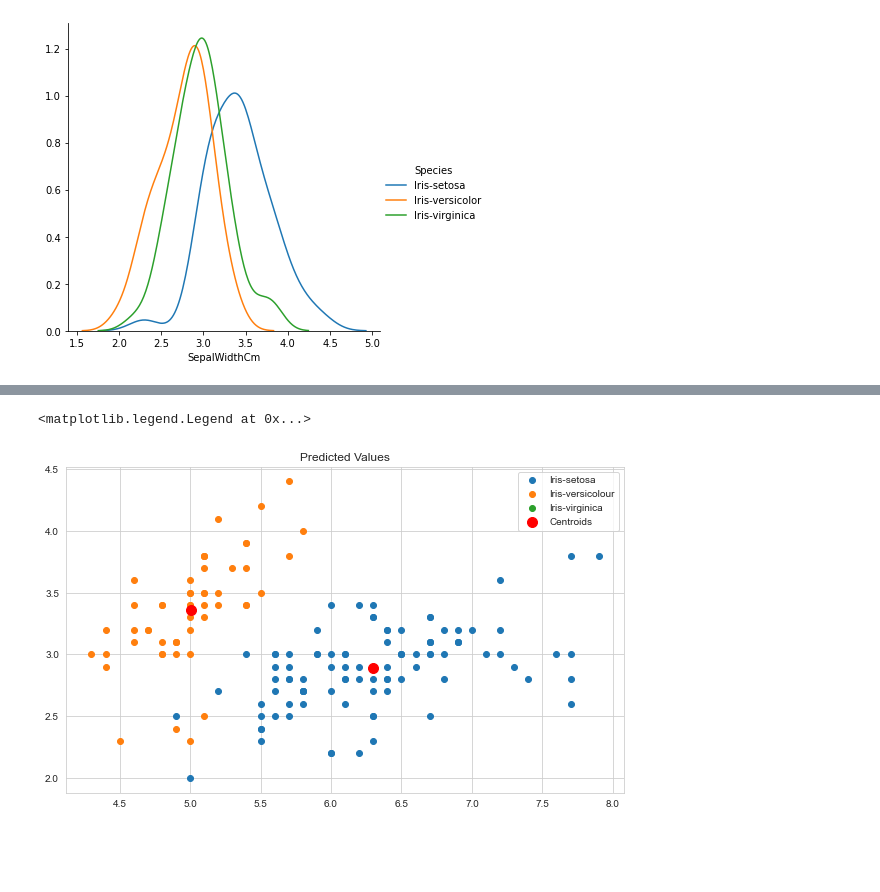
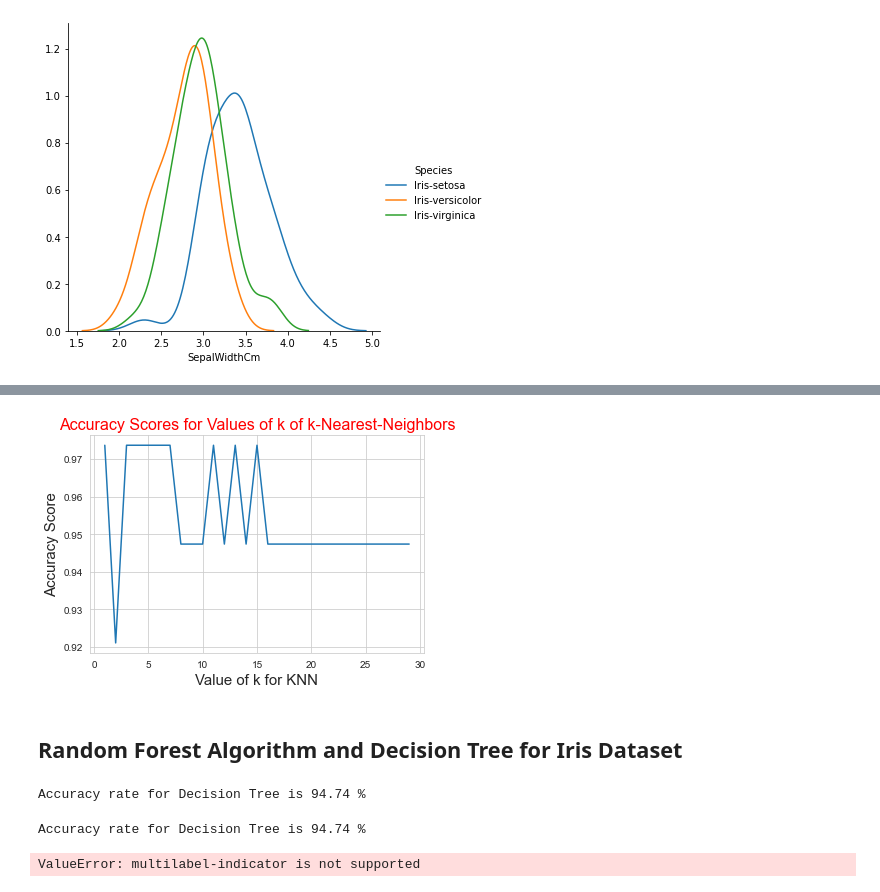
Before and after one commit to Aneruth/Iris-Flower-Analysis, a Jupyter notebook: iris.ipynb, the cells around one changed output, grey strips where cells are left out. Cells and saved outputs as stored; diff of their text form; code cells hidden in the pictures; blank space fills up the shorter version.

Commit message:
Random Forest,KMeans and DT addition

```diff
--- a/iris.ipynb
+++ b/iris.ipynb
@@ -145,15 +110,0 @@ km_predict = km.fit_predict(X)
-# %%
-my_path = os.path.abspath('/Users/aneruthmohanasundaram/Documents/GitHub/Iris-Flower-Analysis/Output')
-my_file = 'Kmeans.png'
-fig.savefig(os.path.join(my_path, my_file))
-fig,ax1 = plt.subplots(1, sharey=True,figsize=(10,6))
-
-ax1.set_title('Predicted Values')
-ax1.scatter(X[km_predict == 0, 0], X[km_predict == 0, 1],cmap='rainbow',label='Iris-setosa')
-ax1.scatter(X[km_predict == 1, 0], X[km_predict == 1, 1],cmap='rainbow',label='Iris-versicolour')
-ax1.scatter(X[km_predict == 2, 0], X[km_predict == 2, 1],cmap='rainbow',label='Iris-virginica')
-ax1.scatter(km.cluster_centers_[:, 0], km.cluster_centers_[:,1], s = 100, c = 'red', label = 'Centroids')
-plt.legend()
-# %% [output]
-<matplotlib.legend.Legend at 0x...>
-[figure, removed]
@@ -161,0 +111,61 @@ plt.legend()
+# %%
+# Predicting the Kmeans
+km = KMeans(n_clusters = 2, init = 'k-means++')
+km_predict = km.fit_predict(X_test)
+my_path = '/Users/aneruthmohanasundaram/Documents/GitHub/Iris-Flower-Analysis/Output'
+my_file = 'Kmeans.png'
+os.path.join(my_path,my_file)
+
+k_range = list(range(1,30))
+scores = []
+for k in k_range:
+    knn = KNeighborsClassifier(n_neighbors=k)
+    knn.fit(X_train, Y_train)
+    y_pred = knn.predict(X_test)
+    scores.append(metrics.accuracy_score(Y_test, y_pred))
+
+plt.plot(k_range, scores)
+plt.xlabel('Value of k for KNN',fontsize=15)
+plt.ylabel('Accuracy Score',fontsize=15)
+plt.title('Accuracy Scores for Values of k of k-Nearest-Neighbors',fontsize=16,color='red')
+plt.savefig(os.path.join(my_path,my_file))
+# %% [output]
+[figure, added]
+# %% [markdown]
+## Random Forest Algorithm and Decision Tree for Iris Dataset
+# %%
+rf = RandomForestClassifier(n_estimators=100)
+
+# To fit the Random Forest Model
+rf.fit(X_train, Y_train)
+
+# To print the predcitions of the Random Forest Model
+rf_predict = rf.predict(X_test)
+
+rf_value = (np.mean(np.isclose(Y_test, rf_predict)) * 100).round(2)
+print('Accuracy rate for Decision Tree is',rf_value,'%')
+# %% [output]
+Accuracy rate for Decision Tree is 94.74 %
+# %%
+dt = DecisionTreeClassifier()
+
+# To fit the Random Forest Model
+dt.fit(X_train, Y_train)
+
+# To print the predcitions of the Random Forest Model
+dt_predict = dt.predict(X_test)
+
+dt_value = (np.mean(np.isclose(Y_test, dt_predict)) * 100).round(2)
+print('Accuracy rate for Decision Tree is',dt_value,'%')
+# %% [output]
+Accuracy rate for Decision Tree is 94.74 %
+# %%
+# To print the confusion matrix
+print('The confusion matrix is: ' + '\n \n',confusion_matrix(Y_test, dt_predict))
+
+print('\n')
+
+# To print the classification report
+print('The classification report is: ' + '\n \n',classification_report(Y_test, dt_predict))
+# %% [output]
+ValueError: multilabel-indicator is not supported
```
Also changed, not shown: parts of 20 cells of this notebook, 2 other files.
